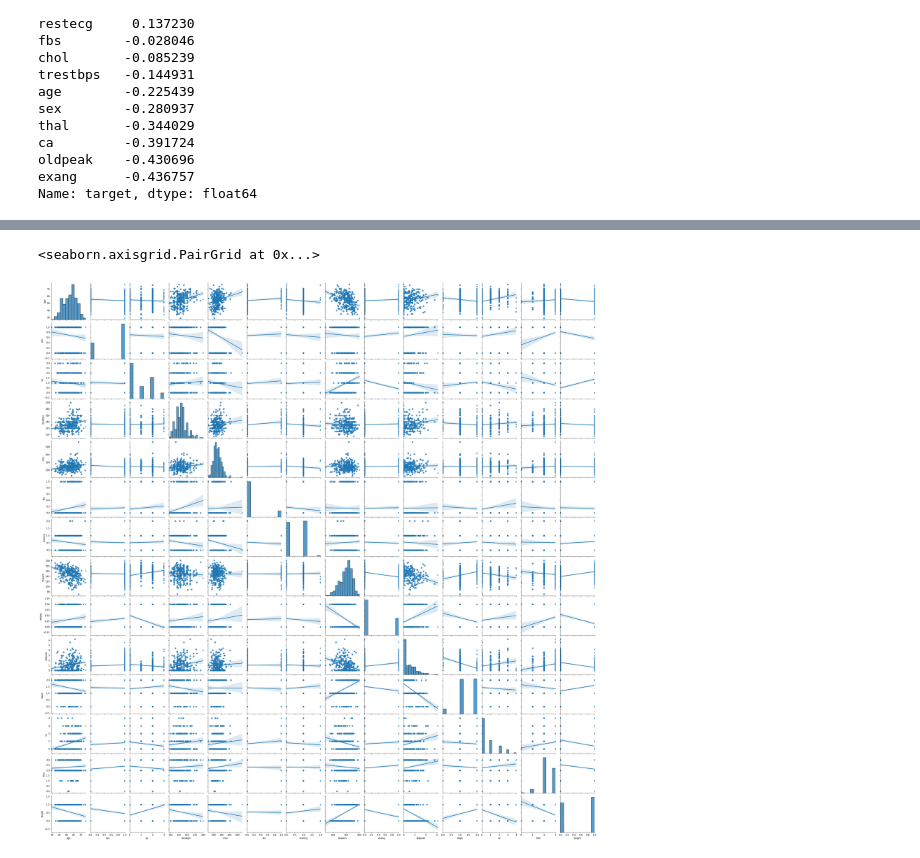
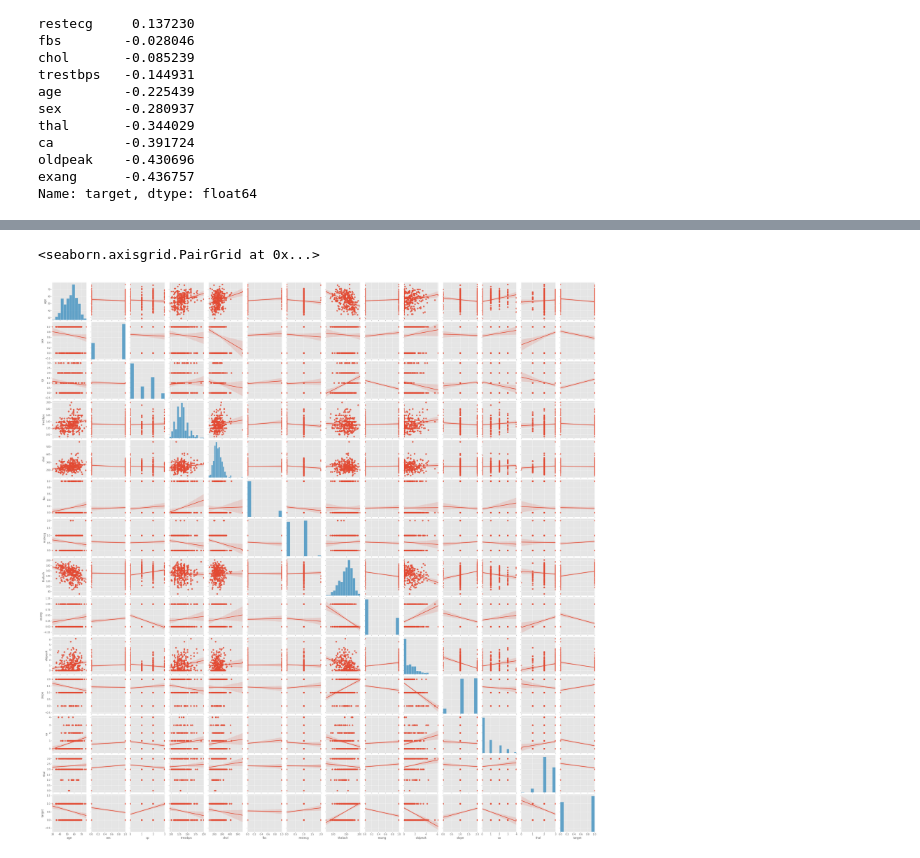
Before and after one commit to trs96/MLDA, a Jupyter notebook: Project.ipynb, the cells around one changed output, grey strips where cells are left out. Cells and saved outputs as stored; diff of their text form; code cells hidden in the pictures.

```diff
--- a/Project.ipynb
+++ b/Project.ipynb
@@ -6,4 +25,6 @@ import matplotlib.pyplot as plt
 import seaborn as sns
 import numpy as np
 import math
+%matplotlib inline
+plt.style.use('ggplot')
 # %% [markdown]
@@ -11,7 +32,7 @@ import math
 # %%
 #Read the data
-d = pd.read_csv('heart.csv',na_values='?')
-d
+df = pd.read_csv('heart.csv',na_values='?')
+df
 # %% [output]
 |  | age | sex | cp | trestbps | chol | fbs | restecg | thalach | exang | oldpeak | slope | ... |
 | 0 | 63 | 1 | 3 | 145 | 233 | 1 | 0 | 150 | 0 | 2.3 | 0 | ... |
@@ -92,0 +93,19 @@ sns.displot(d.age, color='blue'); #wollte die verteilung nach einzelnen alter gu
+# %%
+df['sex'].value_counts()
+# plot disribution of genders
+
+size = [207, 96] #eleganter wäre ohne die obere zeile sondern iwie zuerst m dann f zählen und speichern und dann darüber plt
+colors = ['lightblue', 'salmon']
+labels = "Male", "Female"
+#explode = [0, 0.01] #checke nicht wofür das gut sein soll
+
+circle = plt.Circle((0, 0), 0.7, color = 'white')
+
+plt.rcParams['figure.figsize'] = (8, 8)
+#plt.pie(size, colors = colors, labels = labels, shadow = True, explode = explode, autopct = '%.2f%%')
+plt.pie(size, colors = colors, labels = labels, shadow = True, autopct = '%.2f%%')
+plt.title('Distribution of Gender', fontsize = 20)
+p = plt.gcf()
+p.gca().add_artist(circle)
+plt.legend()
+plt.show()
@@ -123,5 +317,5 @@ Name: target, dtype: float64
 # %%
-sns.pairplot(d, kind='reg')
+sns.pairplot(df, kind='reg')
 # %% [output]
 <seaborn.axisgrid.PairGrid at 0x...>
-[figure, old version]
+[figure, new version]
```
Also changed, not shown: parts of 25 cells of this notebook.
